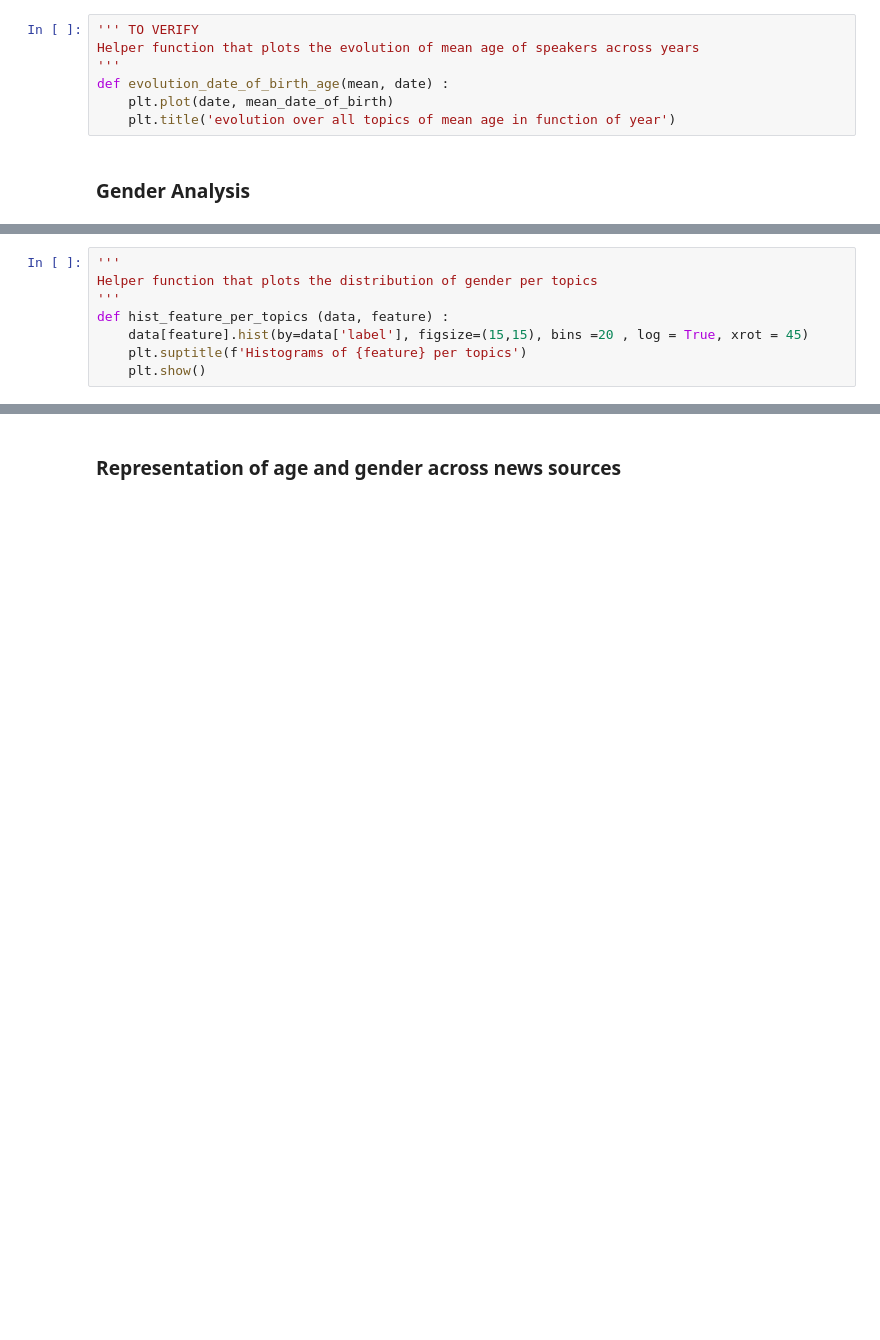
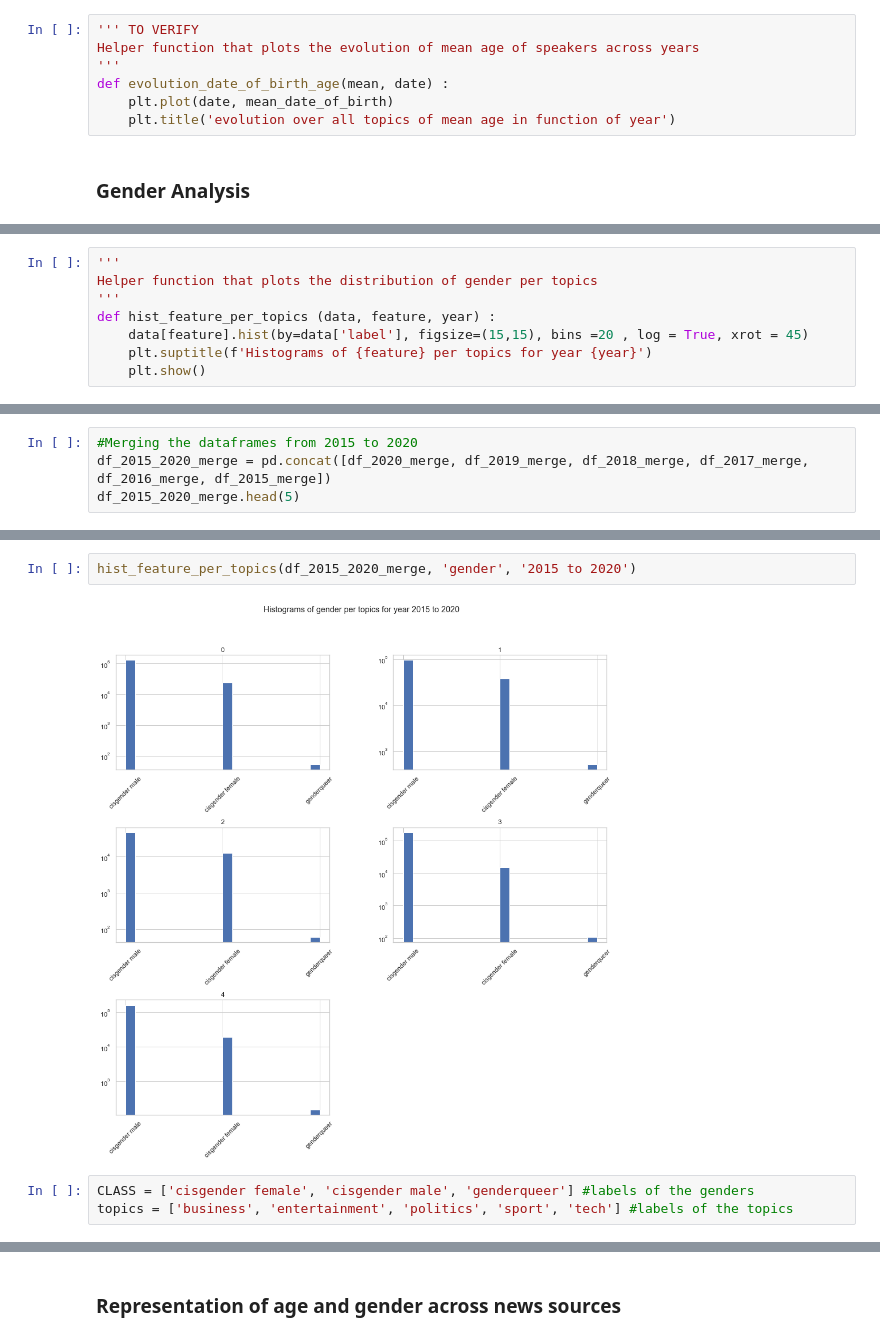
Before and after one commit to epfl-ada/ada-2021-project-adamandeve, a Jupyter notebook: Milestone3.ipynb, the cells around one changed output, grey strips where cells are left out. Cells and saved outputs as stored; diff of their text form; blank space fills up the shorter version.

Commit message:
adding gender analysis

```diff
--- a/Milestone3.ipynb
+++ b/Milestone3.ipynb
@@ -1566,7 +1593,7 @@ Name: gender, dtype: int64
 '''
 Helper function that plots the distribution of gender per topics
 '''
-def hist_feature_per_topics (data, feature) :
+def hist_feature_per_topics (data, feature, year) :
     data[feature].hist(by=data['label'], figsize=(15,15), bins =20 , log = True, xrot = 45)
-    plt.suptitle(f'Histograms of {feature} per topics')
+    plt.suptitle(f'Histograms of {feature} per topics for year {year}')
     plt.show()
@@ -1578,0 +1613,4 @@ hist_feature_per_topics(df_2020_merge, 'gender')
+# %%
+#Merging the dataframes from 2015 to 2020
+df_2015_2020_merge = pd.concat([df_2020_merge, df_2019_merge, df_2018_merge, df_2017_merge, df_2016_merge, df_2015_merge])
+df_2015_2020_merge.head(5)
@@ -1578,0 +1624,7 @@ hist_feature_per_topics(df_2020_merge, 'gender')
+# %%
+hist_feature_per_topics(df_2015_2020_merge, 'gender', '2015 to 2020')
+# %% [output]
+[figure, added]
+# %%
+CLASS = ['cisgender female', 'cisgender male', 'genderqueer'] #labels of the genders
+topics = ['business', 'entertainment', 'politics', 'sport', 'tech'] #labels of the topics
```
Also changed, not shown: parts of 31 cells of this notebook.
